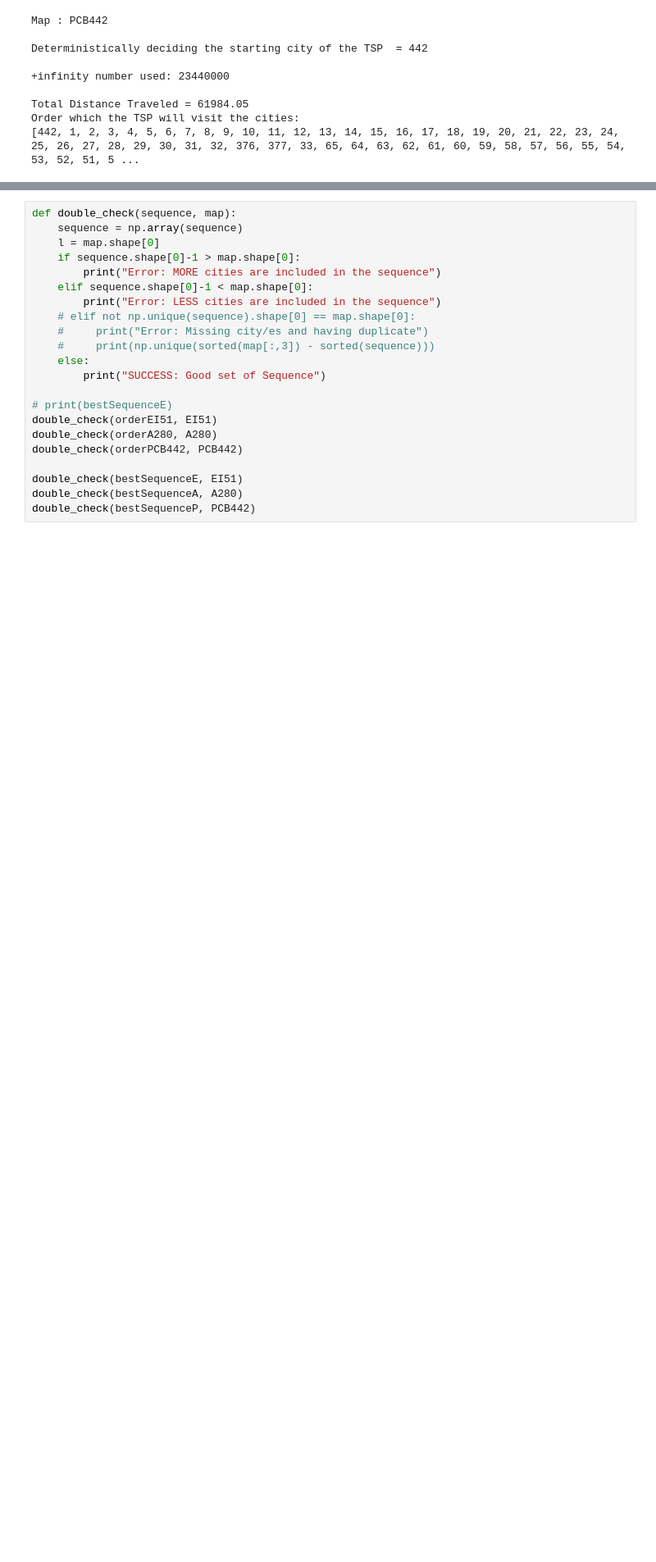
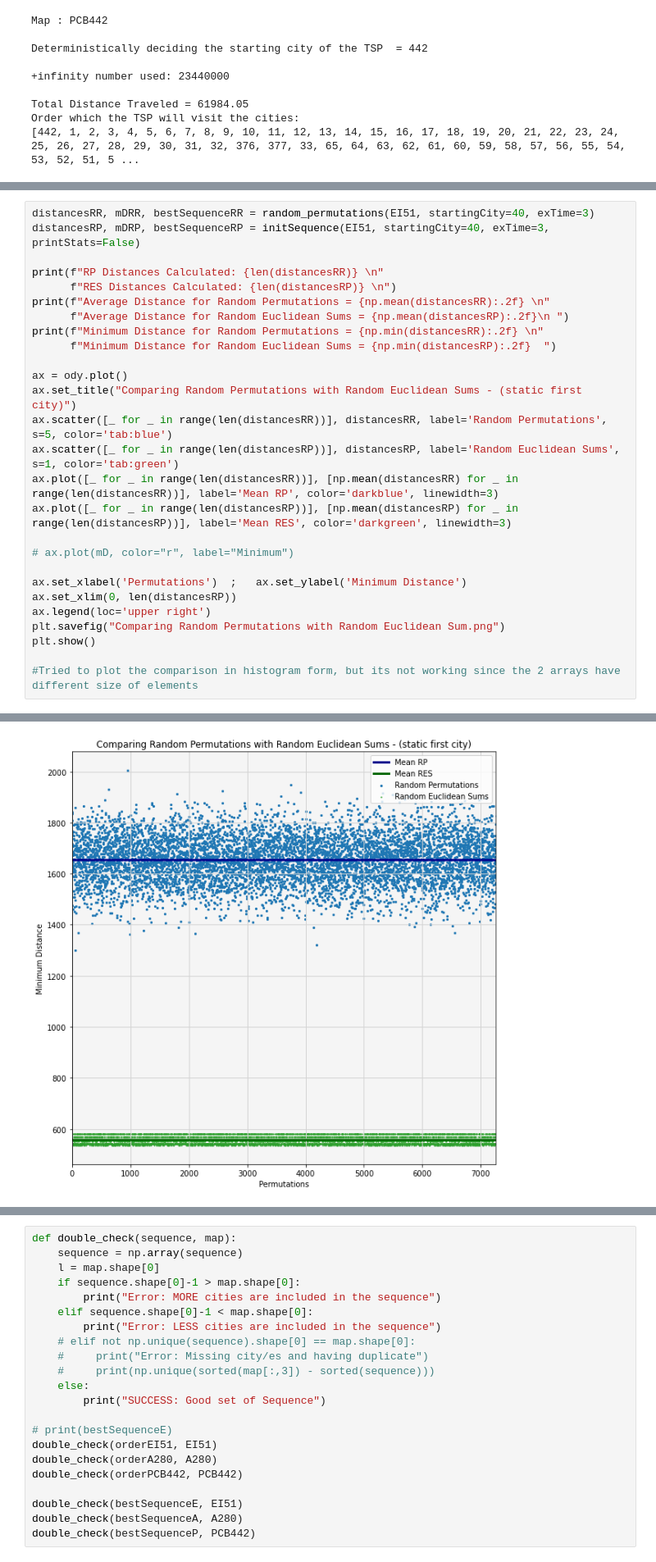
Before and after one commit to ithakis/Stochastic-Simulation-Assignment-3, a Jupyter notebook: Final.ipynb, the cells around one changed output, grey strips where cells are left out. Shown at 82% size. Saved outputs shown, nothing was run; the diff lists cells and outputs as text; blank space fills up the shorter version.

```diff
--- a/Final.ipynb
+++ b/Final.ipynb
@@ -347,0 +428,28 @@ Average minimum Distance = 3411.2103940171132,
+# %%
+distancesRR, mDRR, bestSequenceRR = random_permutations(EI51, startingCity=40, exTime=3)
+distancesRP, mDRP, bestSequenceRP = initSequence(EI51, startingCity=40, exTime=3, printStats=False)
+
+print(f"RP Distances Calculated: {len(distancesRR)} \n"
+      f"RES Distances Calculated: {len(distancesRP)} \n")
+print(f"Average Distance for Random Permutations = {np.mean(distancesRR):.2f} \n"
+      f"Average Distance for Random Euclidean Sums = {np.mean(distancesRP):.2f}\n ")
+print(f"Minimum Distance for Random Permutations = {np.min(distancesRR):.2f} \n"
+      f"Minimum Distance for Random Euclidean Sums = {np.min(distancesRP):.2f}  ")
+
+ax = ody.plot()
+ax.set_title("Comparing Random Permutations with Random Euclidean Sums - (static first city)")
+ax.scatter([_ for _ in range(len(distancesRR))], distancesRR, label='Random Permutations', s=5, color='tab:blue')
+ax.scatter([_ for _ in range(len(distancesRP))], distancesRP, label='Random Euclidean Sums', s=1, color='tab:green')
+ax.plot([_ for _ in range(len(distancesRR))], [np.mean(distancesRR) for _ in range(len(distancesRR))], label='Mean RP', color='darkblue', linewidth=3)
+ax.plot([_ for _ in range(len(distancesRP))], [np.mean(distancesRP) for _ in range(len(distancesRP))], label='Mean RES', color='darkgreen', linewidth=3)
+
+# ax.plot(mD, color="r", label="Minimum")
+
+ax.set_xlabel('Permutations')  ;   ax.set_ylabel('Minimum Distance')
+ax.set_xlim(0, len(distancesRP))
+ax.legend(loc='upper right')
+plt.savefig("Comparing Random Permutations with Random Euclidean Sum.png")
+plt.show()
+
+#Tried to plot the comparison in histogram form, but its not working since the 2 arrays have different size of elements
+# %% [output]
@@ -348,3 +464,4 @@ Average minimum Distance = 3411.2103940171132,
+[figure, added]
 # %%
 """
 Setting the Initial best sequence with given arguments
```
Also changed, not shown: parts of 13 cells of this notebook.
